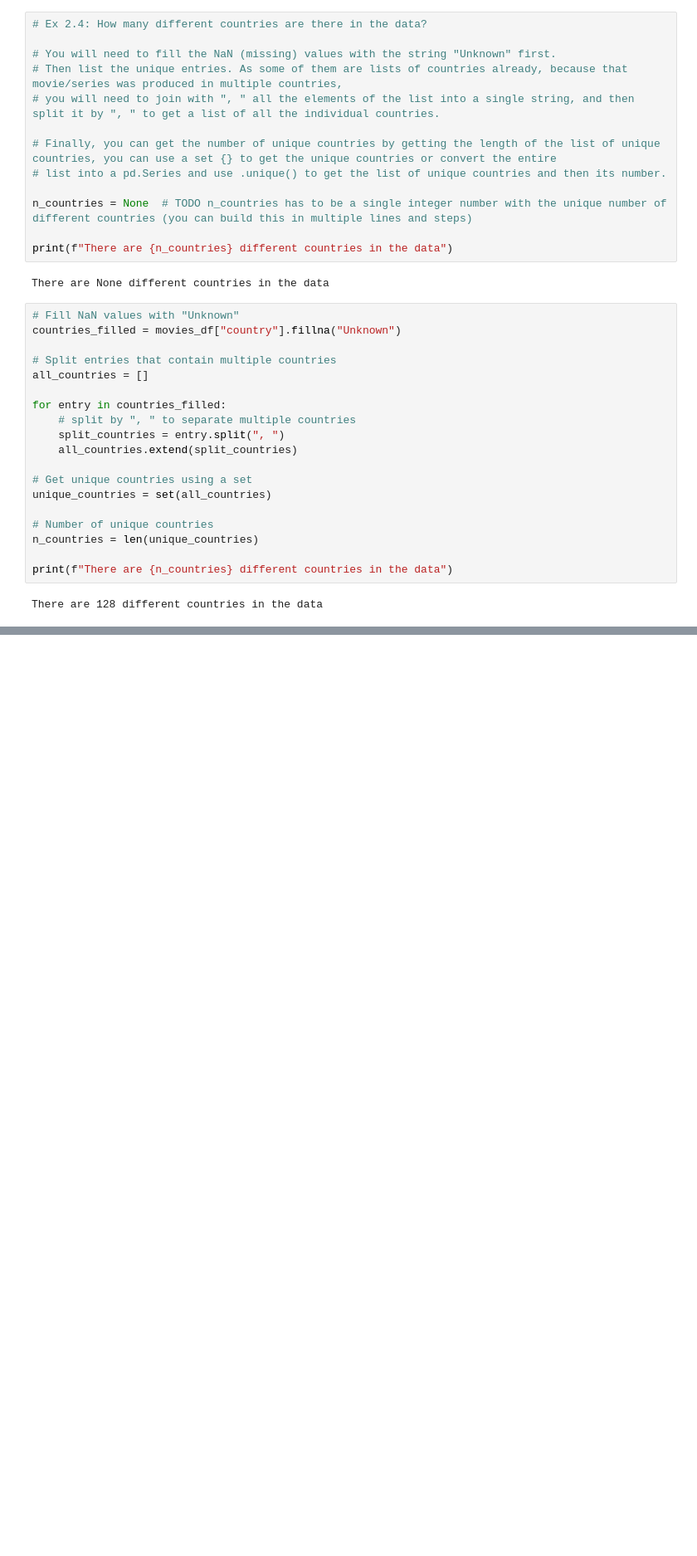
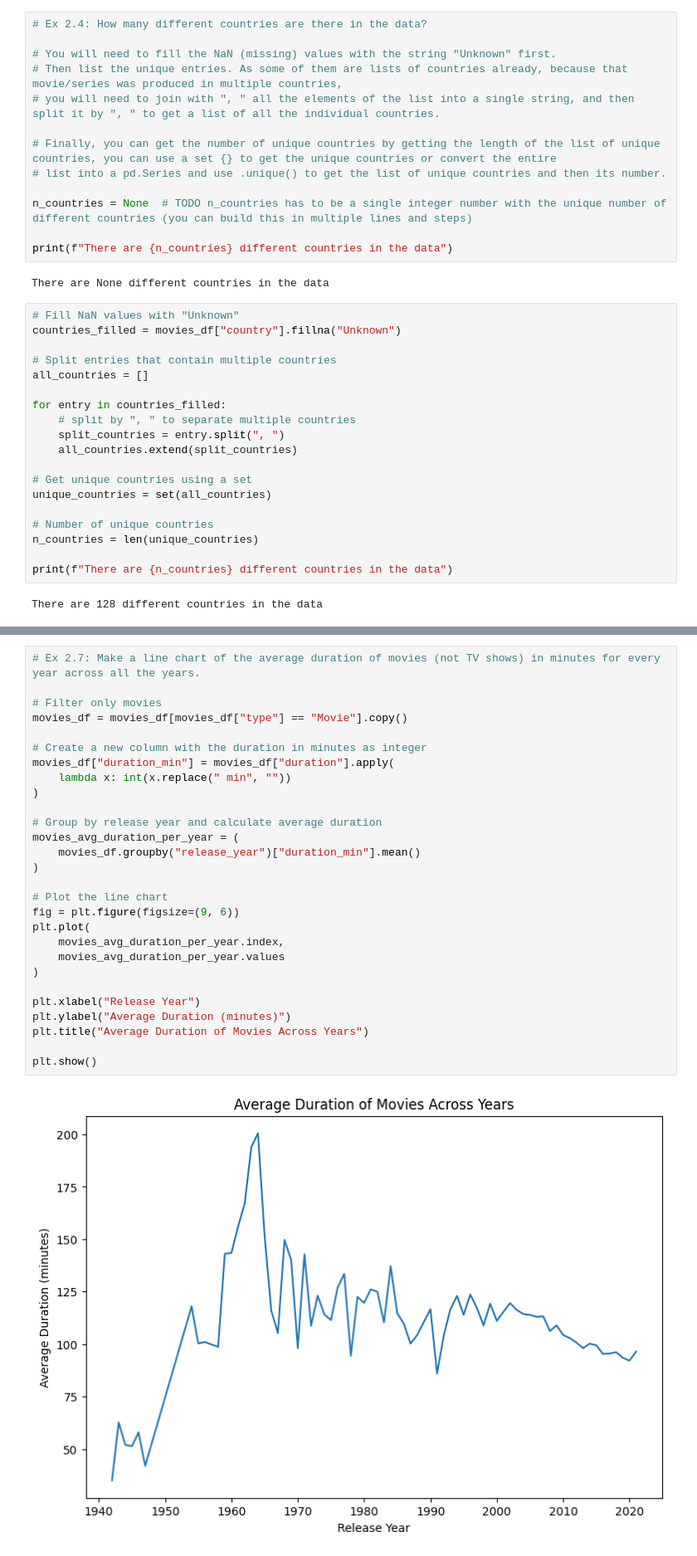
Before and after one commit to alexbj7/final-project-IPLD, a Jupyter notebook: development/02_netflix_data_analysis.ipynb, the cells around one changed output, grey strips where cells are left out. Shown at 83% size. Saved outputs shown, nothing was run; the diff lists cells and outputs as text; blank space fills up the shorter version.

```diff
--- a/development/02_netflix_data_analysis.ipynb
+++ b/development/02_netflix_data_analysis.ipynb
@@ -154,0 +180,30 @@ plt.show()
+# %%
+# Ex 2.7: Make a line chart of the average duration of movies (not TV shows) in minutes for every year across all the years.
+
+# Filter only movies
+movies_df = movies_df[movies_df["type"] == "Movie"].copy()
+
+# Create a new column with the duration in minutes as integer
+movies_df["duration_min"] = movies_df["duration"].apply(
+    lambda x: int(x.replace(" min", ""))
+)
+
+# Group by release year and calculate average duration
+movies_avg_duration_per_year = (
+    movies_df.groupby("release_year")["duration_min"].mean()
+)
+
+# Plot the line chart
+fig = plt.figure(figsize=(9, 6))
+plt.plot(
+    movies_avg_duration_per_year.index,
+    movies_avg_duration_per_year.values
+)
+
+plt.xlabel("Release Year")
+plt.ylabel("Average Duration (minutes)")
+plt.title("Average Duration of Movies Across Years")
+
+plt.show()
+# %% [output]
+[figure, added]
```
Also changed, not shown: parts of 3 cells of this notebook, 1 other file.
